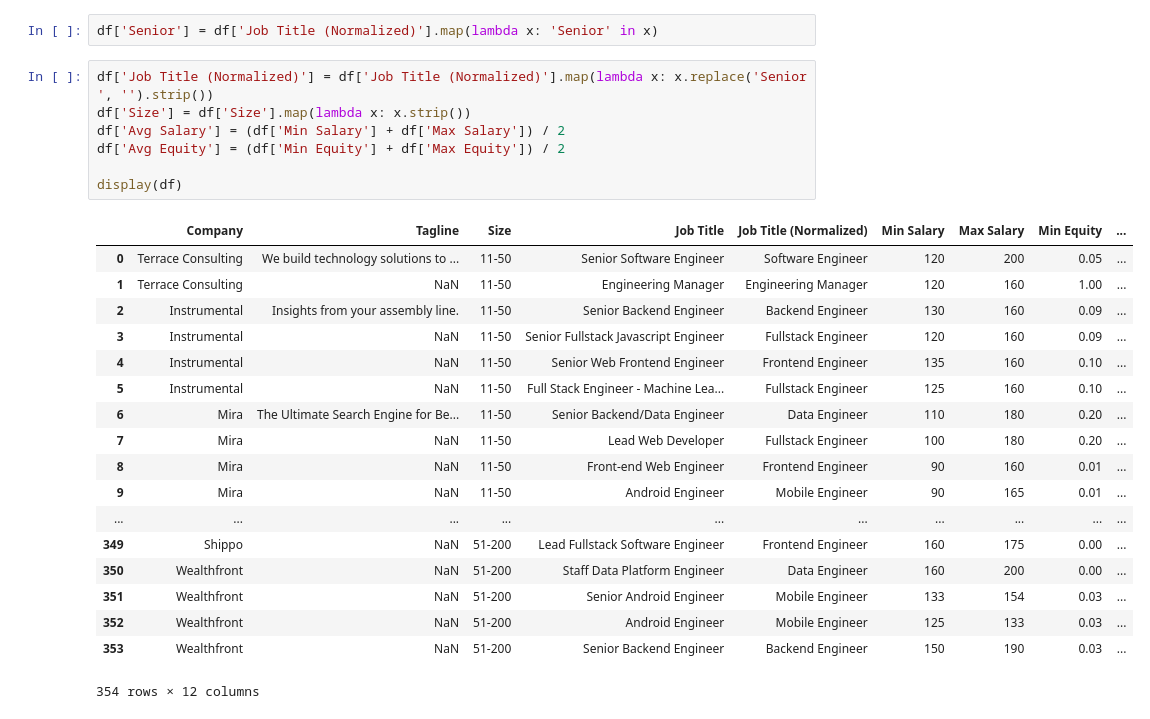
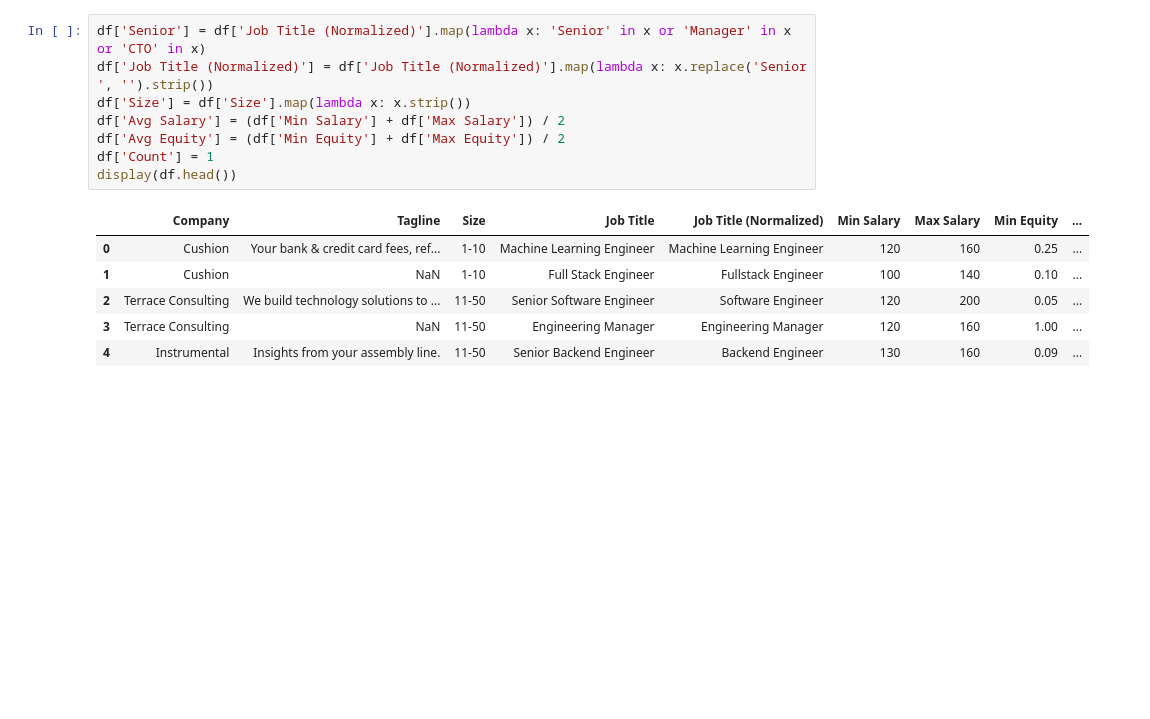
Before and after one commit to jcaip/startup, a Jupyter notebook: analysis.ipynb, the cells around one changed output. Saved outputs shown, nothing was run; the diff lists cells and outputs as text; blank space fills up the shorter version.

```diff
--- a/analysis.ipynb
+++ b/analysis.ipynb
@@ -33,29 +15,16 @@ display(df)
-# %%
-df['Senior'] = df['Job Title (Normalized)'].map(lambda x: 'Senior' in x)
 # %%
+df['Senior'] = df['Job Title (Normalized)'].map(lambda x: 'Senior' in x or 'Manager' in x or 'CTO' in x)
 df['Job Title (Normalized)'] = df['Job Title (Normalized)'].map(lambda x: x.replace('Senior ', '').strip())
 df['Size'] = df['Size'].map(lambda x: x.strip())
 df['Avg Salary'] = (df['Min Salary'] + df['Max Salary']) / 2
 df['Avg Equity'] = (df['Min Equity'] + df['Max Equity']) / 2
-
-display(df)
+df['Count'] = 1
+display(df.head())
 # %% [output]
 |  | Company | Tagline | Size | Job Title | Job Title (Normalized) | Min Salary | Max Salary | Min Equity | ... |
-| 0 | Terrace Consulting | We build technology solutions to ... | 11-50 | Senior Software Engineer | Software Engineer | 120 | 200 | 0.05 | ... |
-| 1 | Terrace Consulting | NaN | 11-50 | Engineering Manager | Engineering Manager | 120 | 160 | 1.00 | ... |
-| 2 | Instrumental | Insights from your assembly line. | 11-50 | Senior Backend Engineer | Backend Engineer | 130 | 160 | 0.09 | ... |
-| 3 | Instrumental | NaN | 11-50 | Senior Fullstack Javascript Engineer | Fullstack Engineer | 120 | 160 | 0.09 | ... |
-| 4 | Instrumental | NaN | 11-50 | Senior Web Frontend Engineer | Frontend Engineer | 135 | 160 | 0.10 | ... |
-| 5 | Instrumental | NaN | 11-50 | Full Stack Engineer - Machine Lea... | Fullstack Engineer | 125 | 160 | 0.10 | ... |
-| 6 | Mira | The Ultimate Search Engine for Be... | 11-50 | Senior Backend/Data Engineer | Data Engineer | 110 | 180 | 0.20 | ... |
-| 7 | Mira | NaN | 11-50 | Lead Web Developer | Fullstack Engineer | 100 | 180 | 0.20 | ... |
-| 8 | Mira | NaN | 11-50 | Front-end Web Engineer | Frontend Engineer | 90 | 160 | 0.01 | ... |
-| 9 | Mira | NaN | 11-50 | Android Engineer | Mobile Engineer | 90 | 165 | 0.01 | ... |
-| ... | ... | ... | ... | ... | ... | ... | ... | ... | ... |
-| 349 | Shippo | NaN | 51-200 | Lead Fullstack Software Engineer | Frontend Engineer | 160 | 175 | 0.00 | ... |
-| 350 | Wealthfront | NaN | 51-200 | Staff Data Platform Engineer | Data Engineer | 160 | 200 | 0.00 | ... |
-| 351 | Wealthfront | NaN | 51-200 | Senior Android Engineer | Mobile Engineer | 133 | 154 | 0.03 | ... |
-| 352 | Wealthfront | NaN | 51-200 | Android Engineer | Mobile Engineer | 125 | 133 | 0.03 | ... |
-| 353 | Wealthfront | NaN | 51-200 | Senior Backend Engineer | Backend Engineer | 150 | 190 | 0.03 | ... |
+| 0 | Cushion | Your bank & credit card fees, ref... | 1-10 | Machine Learning Engineer | Machine Learning Engineer | 120 | 160 | 0.25 | ... |
+| 1 | Cushion | NaN | 1-10 | Full Stack Engineer | Fullstack Engineer | 100 | 140 | 0.10 | ... |
+| 2 | Terrace Consulting | We build technology solutions to ... | 11-50 | Senior Software Engineer | Software Engineer | 120 | 200 | 0.05 | ... |
+| 3 | Terrace Consulting | NaN | 11-50 | Engineering Manager | Engineering Manager | 120 | 160 | 1.00 | ... |
+| 4 | Instrumental | Insights from your assembly line. | 11-50 | Senior Backend Engineer | Backend Engineer | 130 | 160 | 0.09 | ... |
-354 rows × 12 columns
 # %%
```
Also changed, not shown: parts of 14 cells of this notebook, 1 other file.
